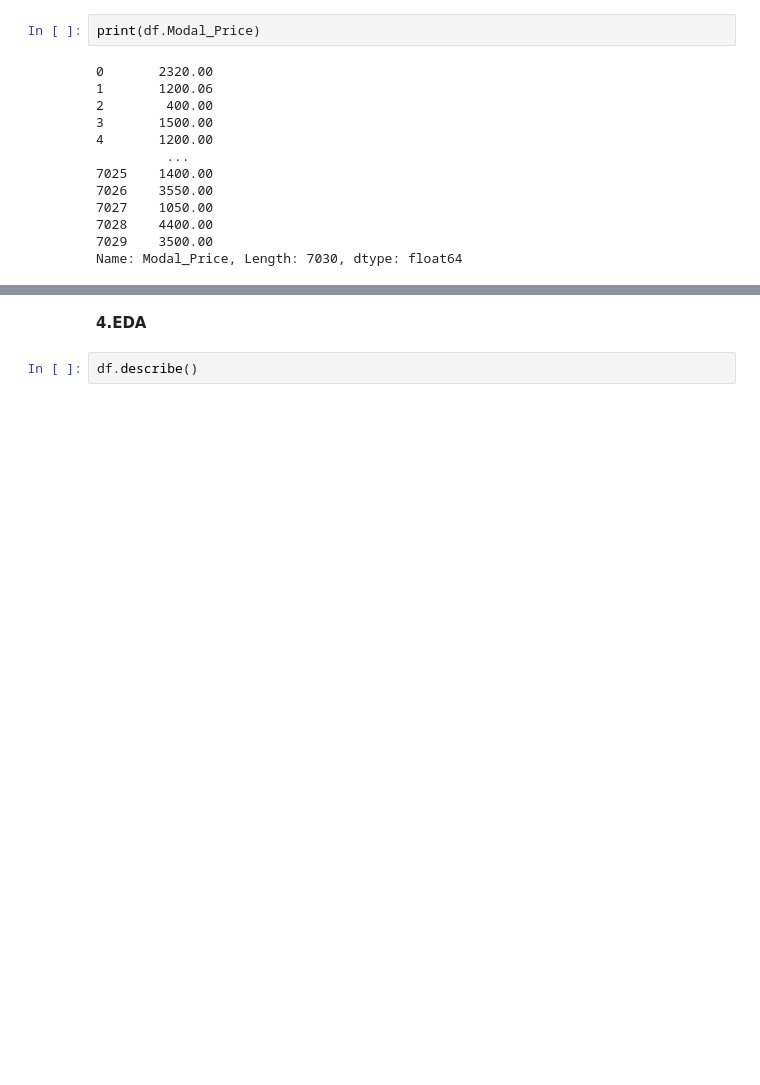
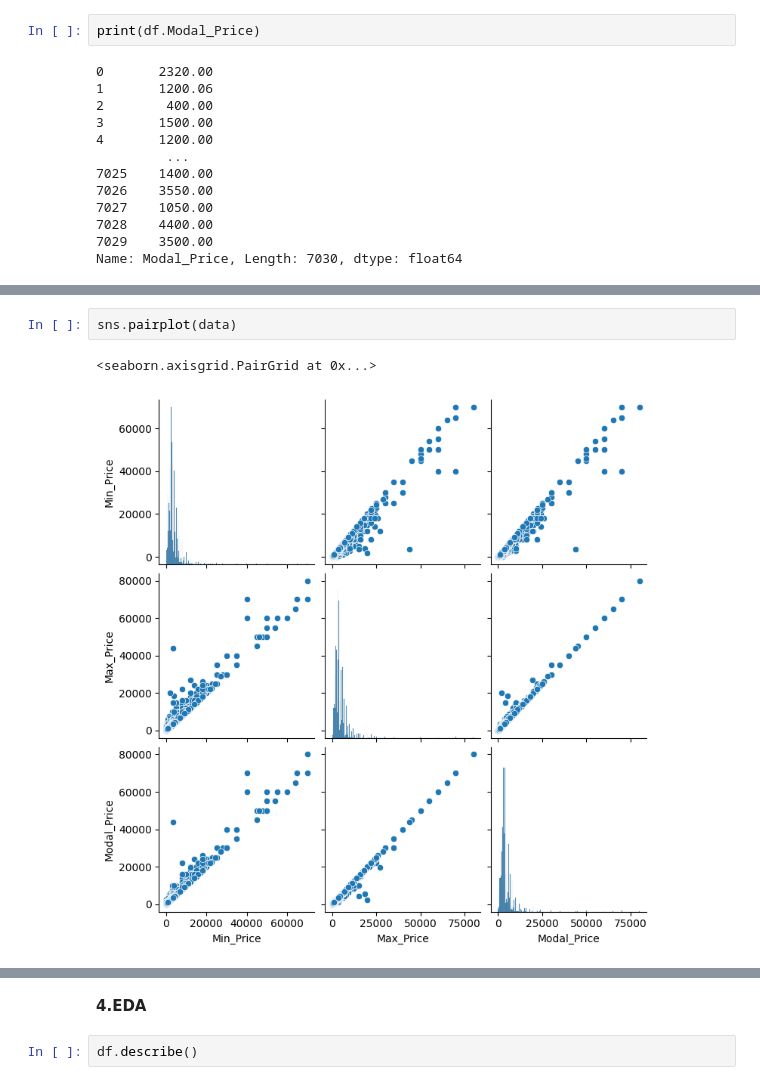
Before and after one commit to RanaSumedha/Python, a Jupyter notebook: Mandi_ca.ipynb, the cells around one changed output, grey strips where cells are left out. Cells and saved outputs as stored; diff of their text form; blank space fills up the shorter version.

Commit message:
pairplot
used seaborn

```diff
--- a/Mandi_ca.ipynb
+++ b/Mandi_ca.ipynb
@@ -145,0 +145,5 @@ KeyError: 'state'
+# %%
+sns.pairplot(data)
+# %% [output]
+<seaborn.axisgrid.PairGrid at 0x...>
+[figure, added]
```
Also changed, not shown: parts of 3 cells of this notebook.
